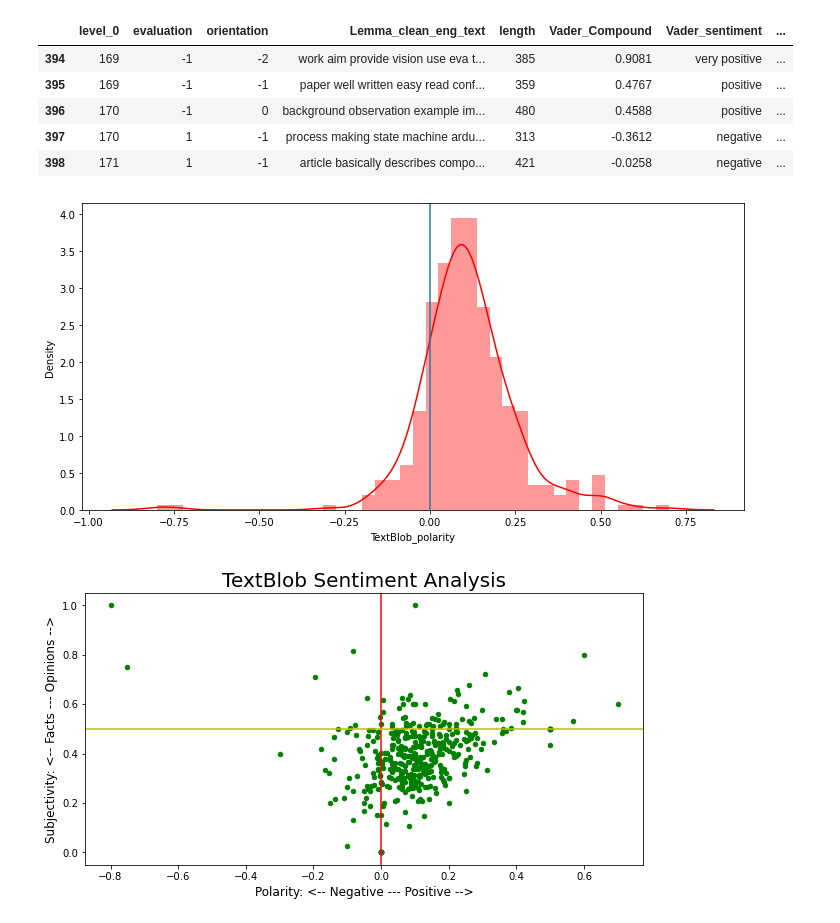
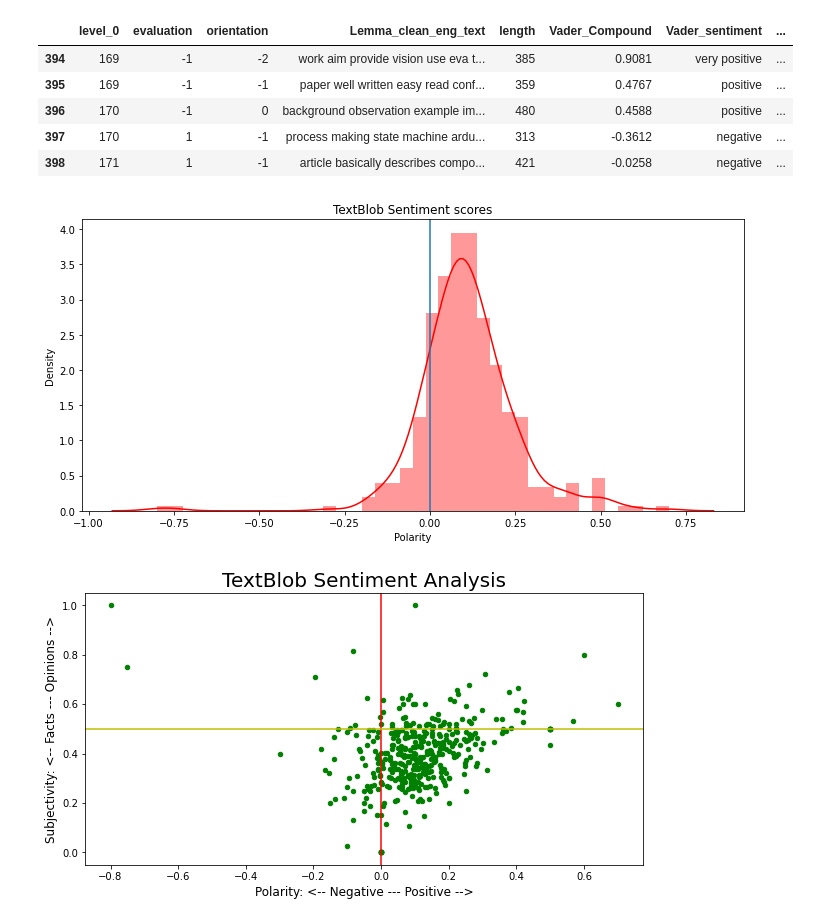
Before and after one commit to isanjawa/Sentiment-analysis-on-Peers-Reviews, a Jupyter notebook: Sentiment_on_English_Reviews.ipynb, the cells around one changed output. Cells and saved outputs as stored; diff of their text form; code cells hidden in the pictures.

```diff
--- a/Sentiment_on_English_Reviews.ipynb
+++ b/Sentiment_on_English_Reviews.ipynb
@@ -276,15 +277,16 @@ df_new.tail()
 # %%
 # Plot of TextBlob_polarity column
 
 plt.figure(figsize=(10,5))
 sns.distplot(df_new['TextBlob_polarity'], color='r')
 plt.axvline(0)# add the vertical line at point 0
-
+plt.title('TextBlob Sentiment scores')
+plt.xlabel('Polarity')
 plt.draw()
 plt.tight_layout()
 # From the graph we can see that most of the reviews are positive (Polarity greater than 0)
 # %% [output]
-[figure, old version]
+[figure, new version]
 # %%
 # Plot the results
 
```
Also changed, not shown: parts of 6 cells of this notebook, 4 other files.
